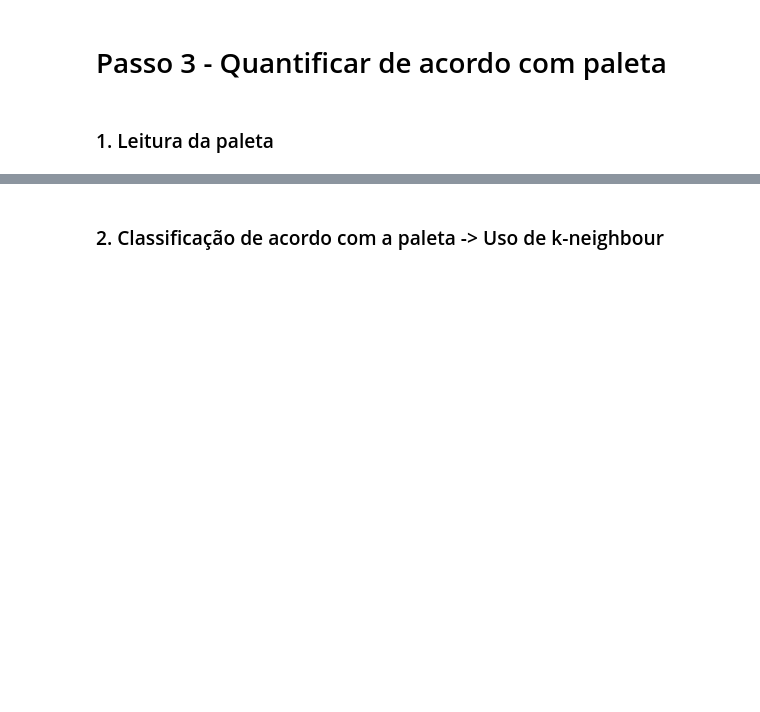
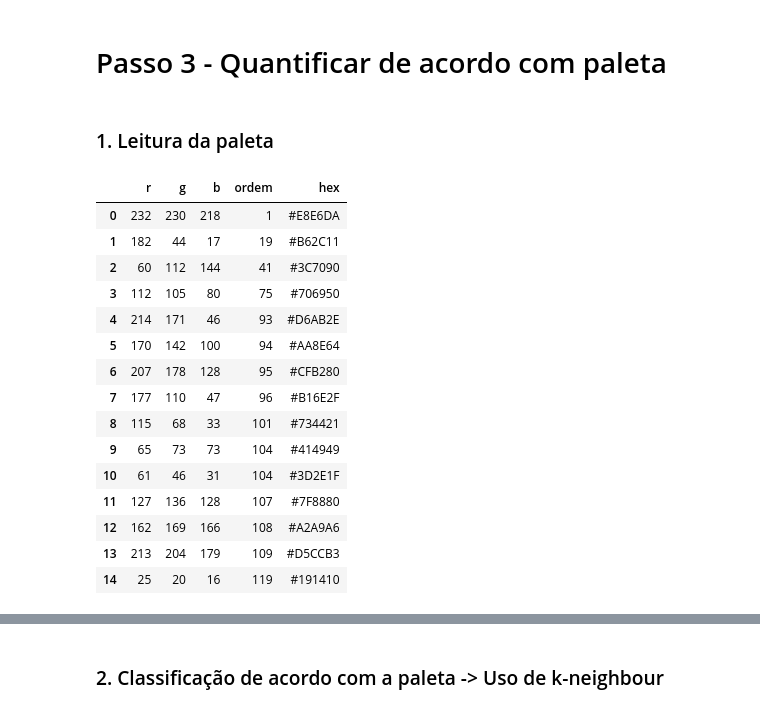
Before and after one commit to lucascouri2/residencia-vizart, a Jupyter notebook: extrator_paleta.ipynb, the cells around one changed output, grey strips where cells are left out. Cells and saved outputs as stored; diff of their text form; code cells hidden in the pictures; blank space fills up the shorter version.

Commit message:
Melhorar salvamento de paletas e filtros

```diff
--- a/extrator_paleta.ipynb
+++ b/extrator_paleta.ipynb
@@ -245,6 +229,25 @@ todosAnosDf
 # %%
 paletaCores = pd.read_csv(f'paletas\\final_artistas\\paleta_{artista}.csv')
 paletaCores['hex'] = paletaCores.apply( lambda row: rgb2hex(row['r'], row['g'], row['b']), axis=1)
+# %%
+paletaCores
+# %% [output]
+|  | r | g | b | ordem | hex |
+| 0 | 232 | 230 | 218 | 1 | #E8E6DA |
+| 1 | 182 | 44 | 17 | 19 | #B62C11 |
+| 2 | 60 | 112 | 144 | 41 | #3C7090 |
+| 3 | 112 | 105 | 80 | 75 | #706950 |
+| 4 | 214 | 171 | 46 | 93 | #D6AB2E |
+| 5 | 170 | 142 | 100 | 94 | #AA8E64 |
+| 6 | 207 | 178 | 128 | 95 | #CFB280 |
+| 7 | 177 | 110 | 47 | 96 | #B16E2F |
+| 8 | 115 | 68 | 33 | 101 | #734421 |
+| 9 | 65 | 73 | 73 | 104 | #414949 |
+| 10 | 61 | 46 | 31 | 104 | #3D2E1F |
+| 11 | 127 | 136 | 128 | 107 | #7F8880 |
+| 12 | 162 | 169 | 166 | 108 | #A2A9A6 |
+| 13 | 213 | 204 | 179 | 109 | #D5CCB3 |
+| 14 | 25 | 20 | 16 | 119 | #191410 |
 # %%
 # Mostra imagem da paleta --> comentar antes de usar pode quebrar os código, pois transforma int em numpy int
 t = paletaCores[['r','g','b']].to_records(index=False)
```
Also changed, not shown: parts of 19 cells of this notebook.
